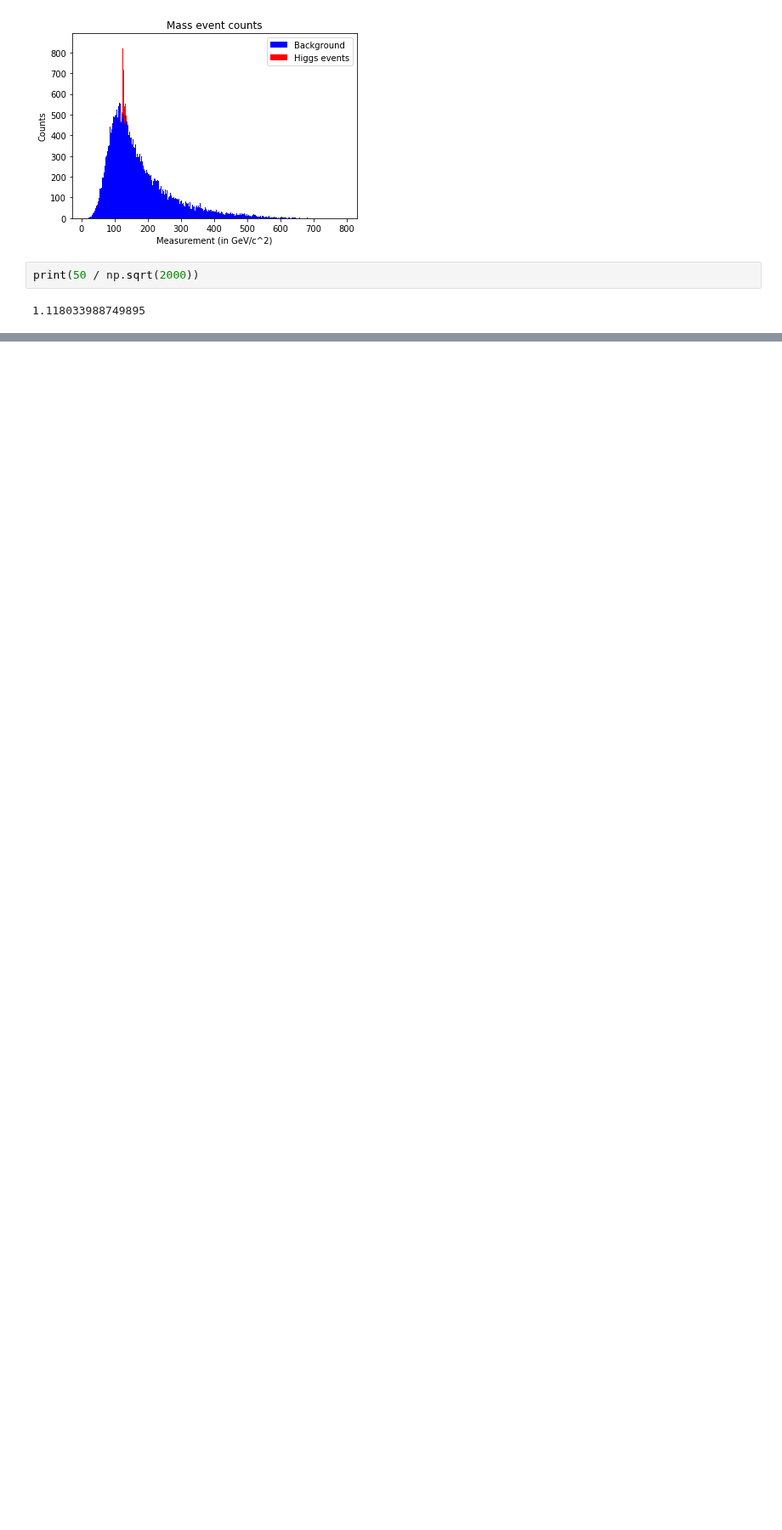
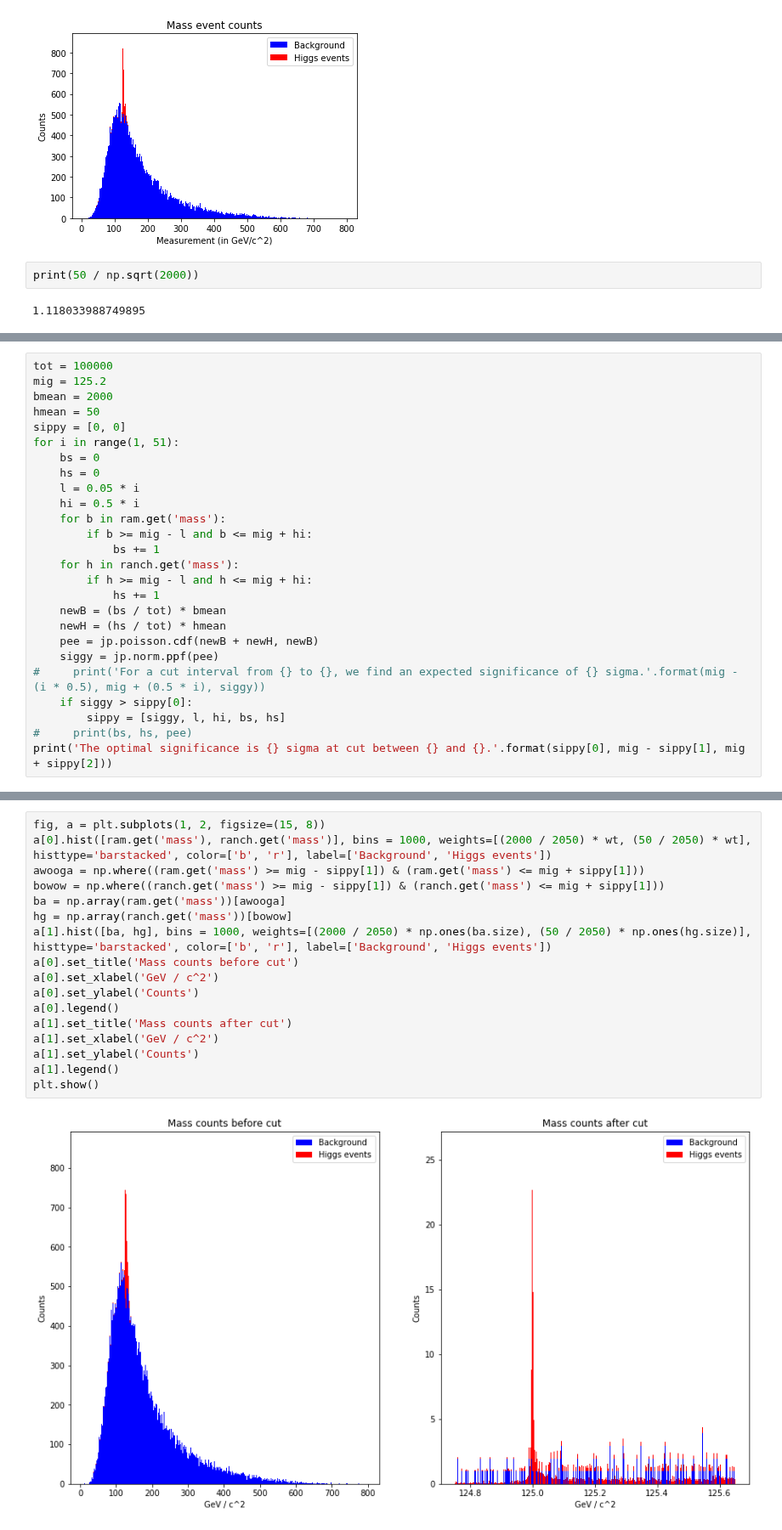
Before and after one commit to sotha-sil/Phys_434, a Jupyter notebook: lab7.ipynb, the cells around one changed output, grey strips where cells are left out. Shown at 85% size. Cells and saved outputs as stored; diff of their text form; blank space fills up the shorter version.

Commit message:
jamie, can you pull up that high sigma cut

```diff
--- a/lab7.ipynb
+++ b/lab7.ipynb
@@ -39,0 +40,26 @@ mH = 125
+# %%
+tot = 100000
+mig = 125.2
+bmean = 2000
+hmean = 50
+sippy = [0, 0]
+for i in range(1, 51):
+    bs = 0
+    hs = 0
+    l = 0.05 * i
+    hi = 0.5 * i
+    for b in ram.get('mass'):
+        if b >= mig - l and b <= mig + hi:
+            bs += 1
+    for h in ranch.get('mass'):
+        if h >= mig - l and h <= mig + hi:
+            hs += 1
+    newB = (bs / tot) * bmean
+    newH = (hs / tot) * hmean
+    pee = jp.poisson.cdf(newB + newH, newB)
+    siggy = jp.norm.ppf(pee)
+#     print('For a cut interval from {} to {}, we find an expected significance of {} sigma.'.format(mig - (i * 0.5), mig + (0.5 * i), siggy))
+    if siggy > sippy[0]:
+        sippy = [siggy, l, hi, bs, hs]
+#     print(bs, hs, pee)
+print('The optimal significance is {} sigma at cut between {} and {}.'.format(sippy[0], mig - sippy[1], mig + sippy[2]))
@@ -39,0 +70,19 @@ mH = 125
+# %%
+fig, a = plt.subplots(1, 2, figsize=(15, 8))
+a[0].hist([ram.get('mass'), ranch.get('mass')], bins = 1000, weights=[(2000 / 2050) * wt, (50 / 2050) * wt], histtype='barstacked', color=['b', 'r'], label=['Background', 'Higgs events'])
+awooga = np.where((ram.get('mass') >= mig - sippy[1]) & (ram.get('mass') <= mig + sippy[1]))
+bowow = np.where((ranch.get('mass') >= mig - sippy[1]) & (ranch.get('mass') <= mig + sippy[1]))
+ba = np.array(ram.get('mass'))[awooga]
+hg = np.array(ranch.get('mass'))[bowow]
+a[1].hist([ba, hg], bins = 1000, weights=[(2000 / 2050) * np.ones(ba.size), (50 / 2050) * np.ones(hg.size)], histtype='barstacked', color=['b', 'r'], label=['Background', 'Higgs events'])
+a[0].set_title('Mass counts before cut')
+a[0].set_xlabel('GeV / c^2')
+a[0].set_ylabel('Counts')
+a[0].legend()
+a[1].set_title('Mass counts after cut')
+a[1].set_xlabel('GeV / c^2')
+a[1].set_ylabel('Counts')
+a[1].legend()
+plt.show()
+# %% [output]
+[figure, added]
```
Also changed, not shown: parts of 39 cells of this notebook.
